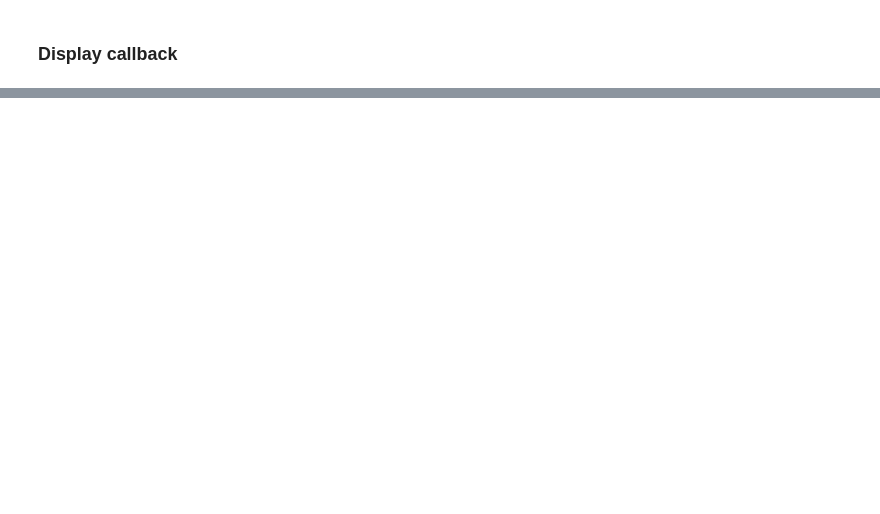
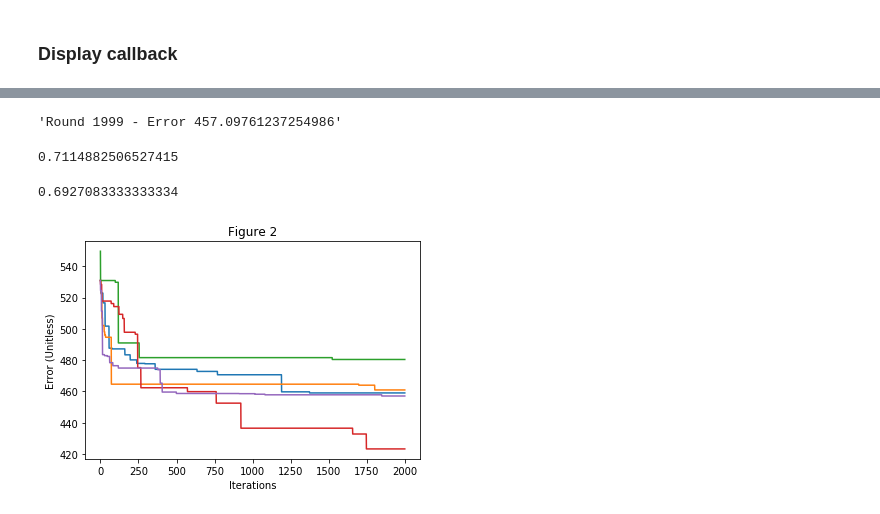
Before and after one commit to MattAlanWright/PyGP, a Jupyter notebook: TicTacToe Data Set Tournament.ipynb, the cells around one changed output, grey strips where cells are left out. Saved outputs shown, nothing was run; the diff lists cells and outputs as text; code cells hidden in the pictures; blank space fills up the shorter version.

```diff
--- a/TicTacToe Data Set Tournament.ipynb
+++ b/TicTacToe Data Set Tournament.ipynb
@@ -51,0 +92,55 @@ p.printInstructions()
+# %%
+template_program = gp.Program(
+     max_initial_instructions = 64,
+     num_registers            = 8,
+     num_inputs               = 4,
+     mutation_rate            = 0.1,
+     max_num_instructions     = 1024,
+     num_classes              = 2
+)
+# %%
+programs_10       = []
+history_10        = []
+best_accuracy_10  = 0.0
+best_performer_10 = None
+for i in range(num_runs):
+    p, h = gp.tournamentSelection(population_size    = 16,
+                                 template_program    = template_program,
+                                 halting_fitness     = 200.0,
+                                 max_num_generations = 2000,
+                                 X                   = train_X,
+                                 y                   = train_y,
+                                 display_fun         = tournamentDisplayCallback)
+
+    train_acc = p.accuracy(train_X, train_y)
+    test_acc  = p.accuracy(test_X, test_y)
+
+    h['train_acc'] = train_acc
+    h['test_acc']  = test_acc
+
+    programs_10.append(p)
+    history_10.append(h)
+
+    if train_acc > best_accuracy_10 or best_performer_10 == None:
+        best_accuracy_10  = train_acc
+        best_performer_10 = i
+# %% [output]
+'Round 1999 - Error 457.09761237254986'
+# %%
+history_10[best_performer_10]['train_acc']
+# %% [output]
+0.7114882506527415
+# %%
+history_10[best_performer_10]['test_acc']
+# %% [output]
+0.6927083333333334
+# %%
+for i in range(num_runs):
+    error = history_10[i]['error']
+    plt.plot(error)
+plt.xlabel("Iterations")
+plt.ylabel("Error (Unitless)")
+plt.title("Figure 2")
+plt.show()
+# %% [output]
+[figure, added]
```
Also changed, not shown: parts of 20 cells of this notebook.
